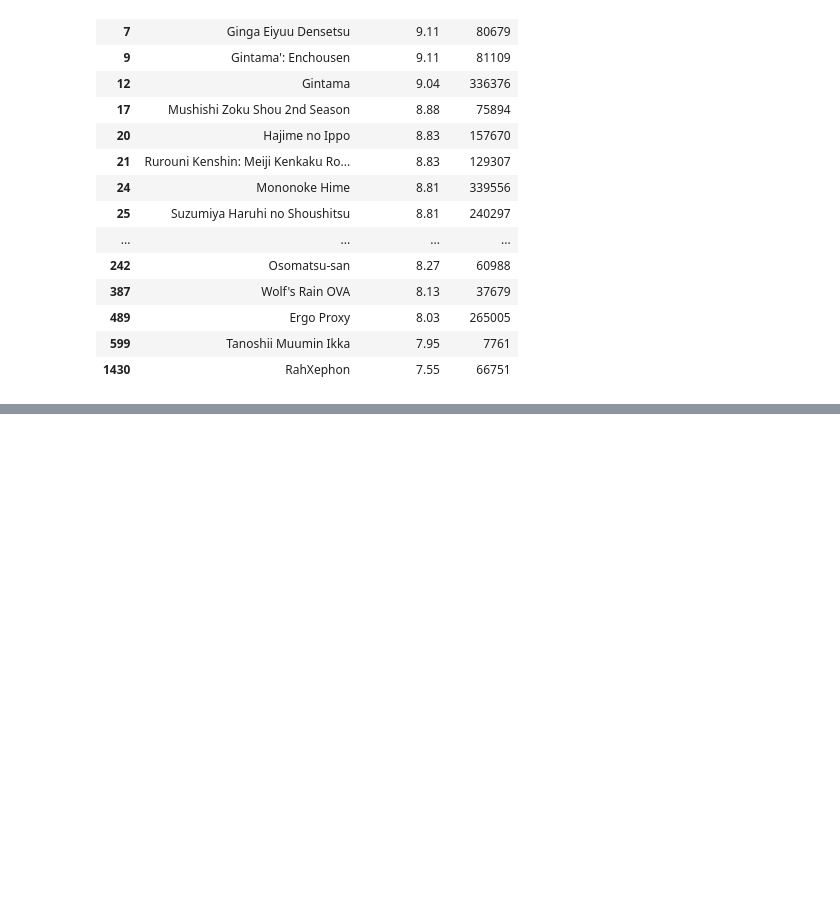
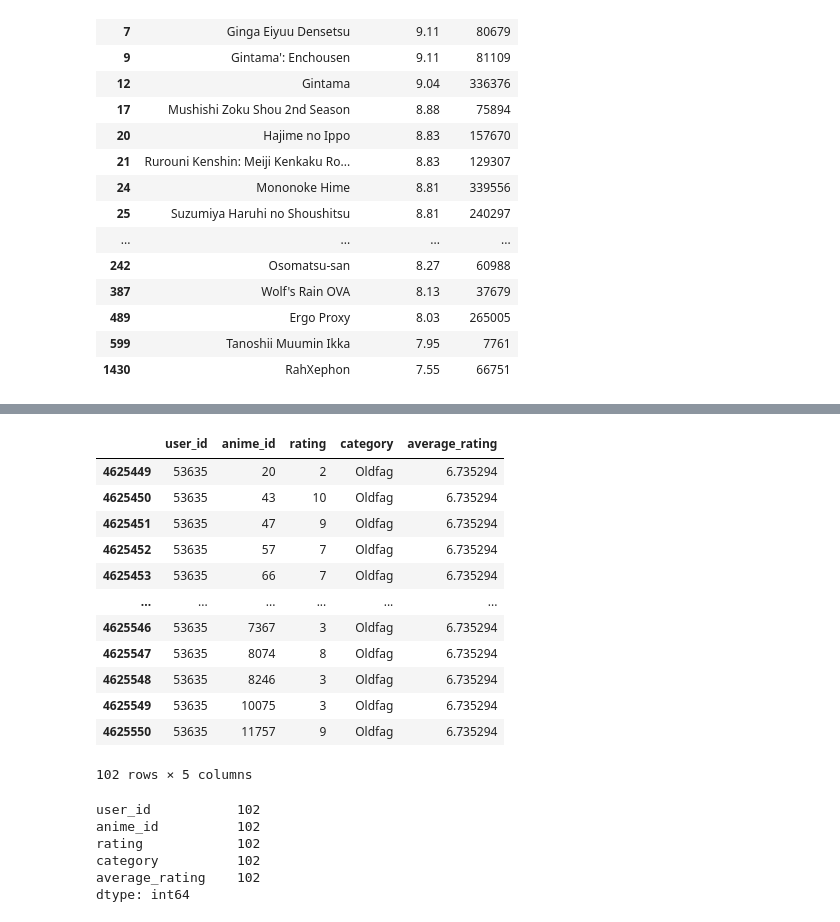
Before and after one commit to obenchekro/MyAnimeList-Recommandation-System, a Jupyter notebook: notebook/MyAnimeList Recommandation System.ipynb, the cells around one changed output, grey strips where cells are left out. Cells and saved outputs as stored; diff of their text form; code cells hidden in the pictures; blank space fills up the shorter version.

```diff
--- a/notebook/MyAnimeList Recommandation System.ipynb
+++ b/notebook/MyAnimeList Recommandation System.ipynb
@@ -1697,0 +1820,31 @@ get_top_n_anime_recommandation(73515, 20)
+# %%
+casual_user_counts = rating_df_noted.user_id[rating_df_noted.category == "Oldfag"].value_counts()
+repeated_casual_user_ids = casual_user_counts[casual_user_counts > 1].index
+
+random_casual_user = rating_df_noted[rating_df_noted['user_id'].isin(repeated_casual_user_ids)].sample()
+
+random_casual_user_df = rating_df_noted[rating_df_noted['user_id'] == random_casual_user.user_id.values[0]]
+random_casual_user_df
+# %% [output]
+|  | user_id | anime_id | rating | category | average_rating |
+| 4625449 | 53635 | 20 | 2 | Oldfag | 6.735294 |
+| 4625450 | 53635 | 43 | 10 | Oldfag | 6.735294 |
+| 4625451 | 53635 | 47 | 9 | Oldfag | 6.735294 |
+| 4625452 | 53635 | 57 | 7 | Oldfag | 6.735294 |
+| 4625453 | 53635 | 66 | 7 | Oldfag | 6.735294 |
+| ... | ... | ... | ... | ... | ... |
+| 4625546 | 53635 | 7367 | 3 | Oldfag | 6.735294 |
+| 4625547 | 53635 | 8074 | 8 | Oldfag | 6.735294 |
+| 4625548 | 53635 | 8246 | 3 | Oldfag | 6.735294 |
+| 4625549 | 53635 | 10075 | 3 | Oldfag | 6.735294 |
+| 4625550 | 53635 | 11757 | 9 | Oldfag | 6.735294 |
+102 rows × 5 columns
+# %%
+random_casual_user_df.count()
+# %% [output]
+user_id           102
+anime_id          102
+rating            102
+category          102
+average_rating    102
+dtype: int64
```
Also changed, not shown: parts of 52 cells of this notebook.
